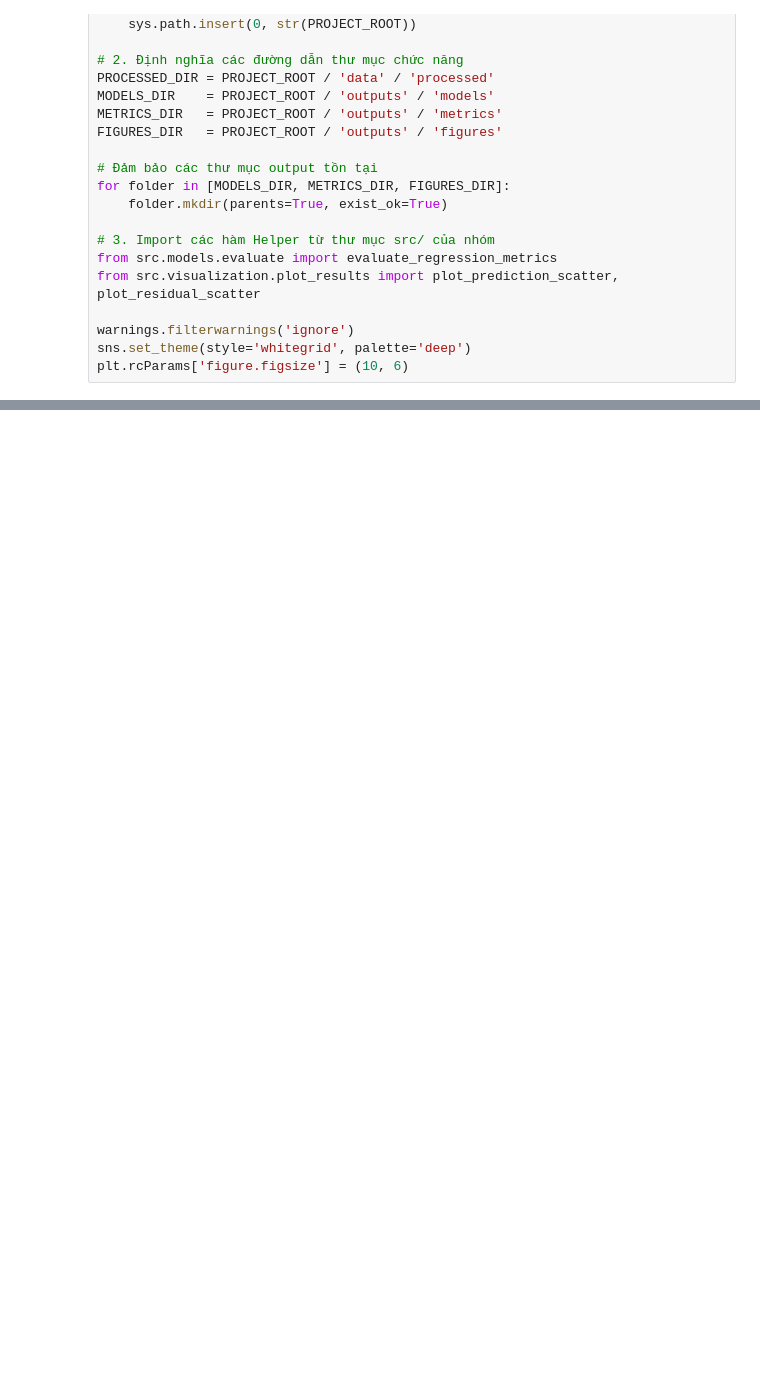
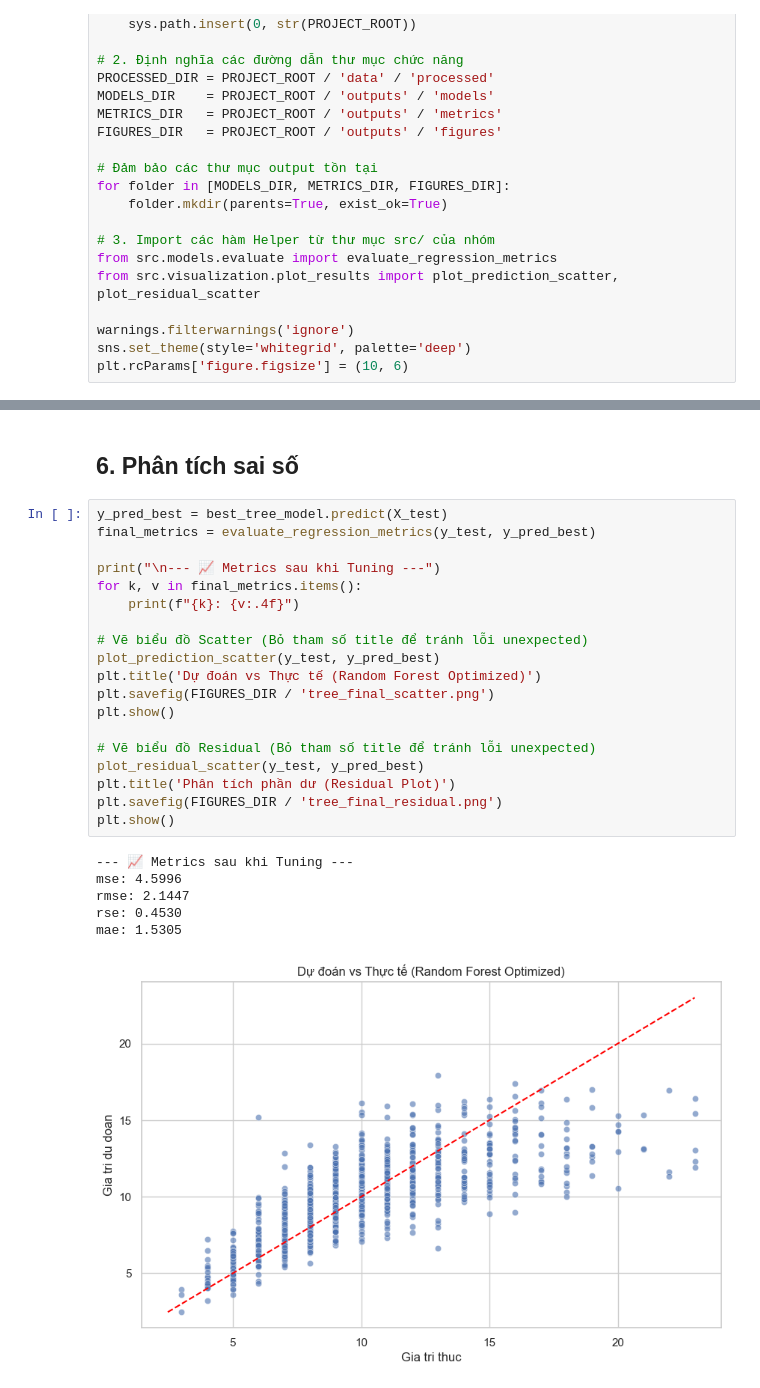
Before and after one commit to Gtvkun-ai/TNTT_Repo_Abalone6, a Jupyter notebook: AbaloneAge/notebooks/research/04_model_tree_models.ipynb, the cells around one changed output, grey strips where cells are left out. Cells and saved outputs as stored; diff of their text form; blank space fills up the shorter version.

```diff
--- a/AbaloneAge/notebooks/research/04_model_tree_models.ipynb
+++ b/AbaloneAge/notebooks/research/04_model_tree_models.ipynb
@@ -153,0 +212,28 @@ df_baseline.to_csv(METRICS_DIR / 'tree_baseline_results.csv', index=False)
+# %% [markdown]
+## 6. Phân tích sai số
+# %%
+y_pred_best = best_tree_model.predict(X_test)
+final_metrics = evaluate_regression_metrics(y_test, y_pred_best)
+
+print("\n--- 📈 Metrics sau khi Tuning ---")
+for k, v in final_metrics.items():
+    print(f"{k}: {v:.4f}")
+
+# Vẽ biểu đồ Scatter (Bỏ tham số title để tránh lỗi unexpected)
+plot_prediction_scatter(y_test, y_pred_best)
+plt.title('Dự đoán vs Thực tế (Random Forest Optimized)')
+plt.savefig(FIGURES_DIR / 'tree_final_scatter.png')
+plt.show()
+
+# Vẽ biểu đồ Residual (Bỏ tham số title để tránh lỗi unexpected)
+plot_residual_scatter(y_test, y_pred_best)
+plt.title('Phân tích phần dư (Residual Plot)')
+plt.savefig(FIGURES_DIR / 'tree_final_residual.png')
+plt.show()
+# %% [output]
+--- 📈 Metrics sau khi Tuning ---
+mse: 4.5996
+rmse: 2.1447
+rse: 0.4530
+mae: 1.5305
+[figure, added]
```
Also changed, not shown: parts of 11 cells of this notebook, 2 other files.
